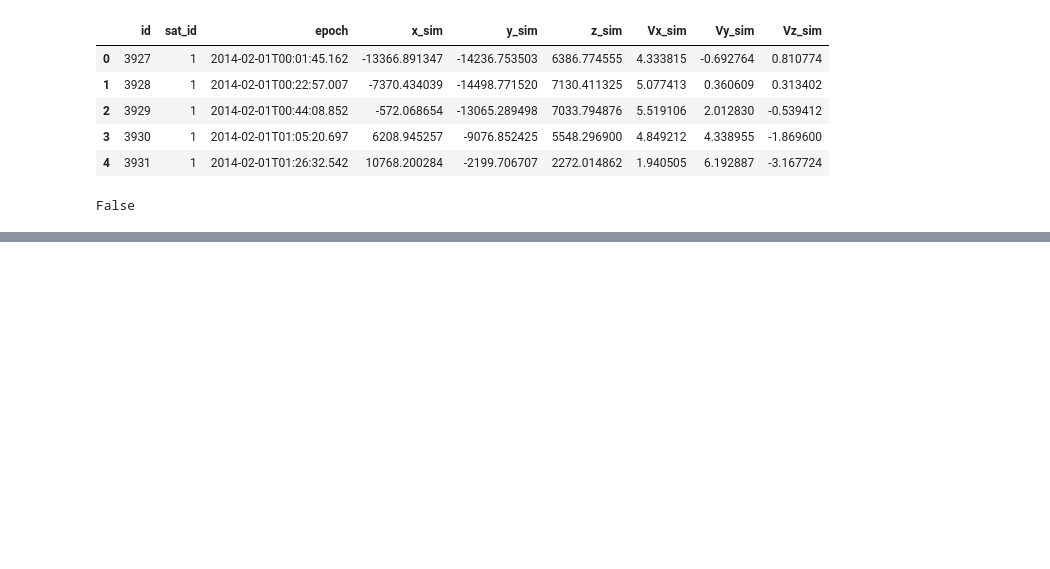
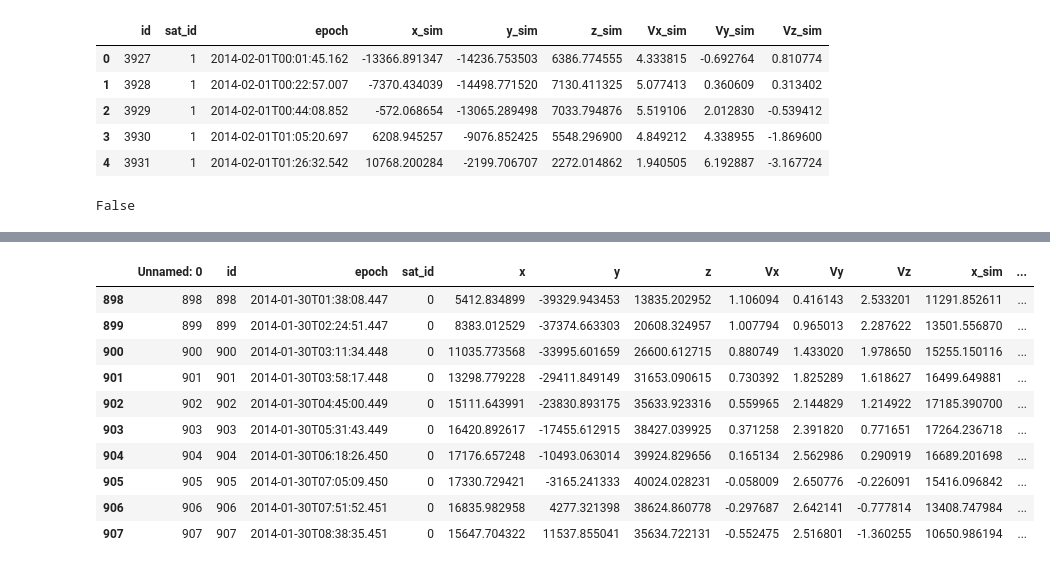
Before and after one commit to zaphodbbrx/idao, a Jupyter notebook: EDA.ipynb, the cells around one changed output, grey strips where cells are left out. Drawn from its saved outputs; the diff is of its cells as text; code cells hidden in the pictures; blank space fills up the shorter version.

```diff
--- a/EDA.ipynb
+++ b/EDA.ipynb
@@ -42,0 +55,16 @@ plt.scatter(df.x, df.x_sim)
+# %%
+dft = pd.read_csv('./data/split_train.csv')
+dft = dft[dft.sat_id == 0]
+dft.tail(10)
+# %% [output]
+|  | Unnamed: 0 | id | epoch | sat_id | x | y | z | Vx | Vy | Vz | x_sim | ... |
+| 898 | 898 | 898 | 2014-01-30T01:38:08.447 | 0 | 5412.834899 | -39329.943453 | 13835.202952 | 1.106094 | 0.416143 | 2.533201 | 11291.852611 | ... |
+| 899 | 899 | 899 | 2014-01-30T02:24:51.447 | 0 | 8383.012529 | -37374.663303 | 20608.324957 | 1.007794 | 0.965013 | 2.287622 | 13501.556870 | ... |
+| 900 | 900 | 900 | 2014-01-30T03:11:34.448 | 0 | 11035.773568 | -33995.601659 | 26600.612715 | 0.880749 | 1.433020 | 1.978650 | 15255.150116 | ... |
+| 901 | 901 | 901 | 2014-01-30T03:58:17.448 | 0 | 13298.779228 | -29411.849149 | 31653.090615 | 0.730392 | 1.825289 | 1.618627 | 16499.649881 | ... |
+| 902 | 902 | 902 | 2014-01-30T04:45:00.449 | 0 | 15111.643991 | -23830.893175 | 35633.923316 | 0.559965 | 2.144829 | 1.214922 | 17185.390700 | ... |
+| 903 | 903 | 903 | 2014-01-30T05:31:43.449 | 0 | 16420.892617 | -17455.612915 | 38427.039925 | 0.371258 | 2.391820 | 0.771651 | 17264.236718 | ... |
+| 904 | 904 | 904 | 2014-01-30T06:18:26.450 | 0 | 17176.657248 | -10493.063014 | 39924.829656 | 0.165134 | 2.562986 | 0.290919 | 16689.201698 | ... |
+| 905 | 905 | 905 | 2014-01-30T07:05:09.450 | 0 | 17330.729421 | -3165.241333 | 40024.028231 | -0.058009 | 2.650776 | -0.226091 | 15416.096842 | ... |
+| 906 | 906 | 906 | 2014-01-30T07:51:52.451 | 0 | 16835.982958 | 4277.321398 | 38624.860778 | -0.297687 | 2.642141 | -0.777814 | 13408.747984 | ... |
+| 907 | 907 | 907 | 2014-01-30T08:38:35.451 | 0 | 15647.704322 | 11537.855041 | 35634.722131 | -0.552475 | 2.516801 | -1.360255 | 10650.986194 | ... |
```
Also changed, not shown: parts of 4 cells of this notebook, 5 other files.
